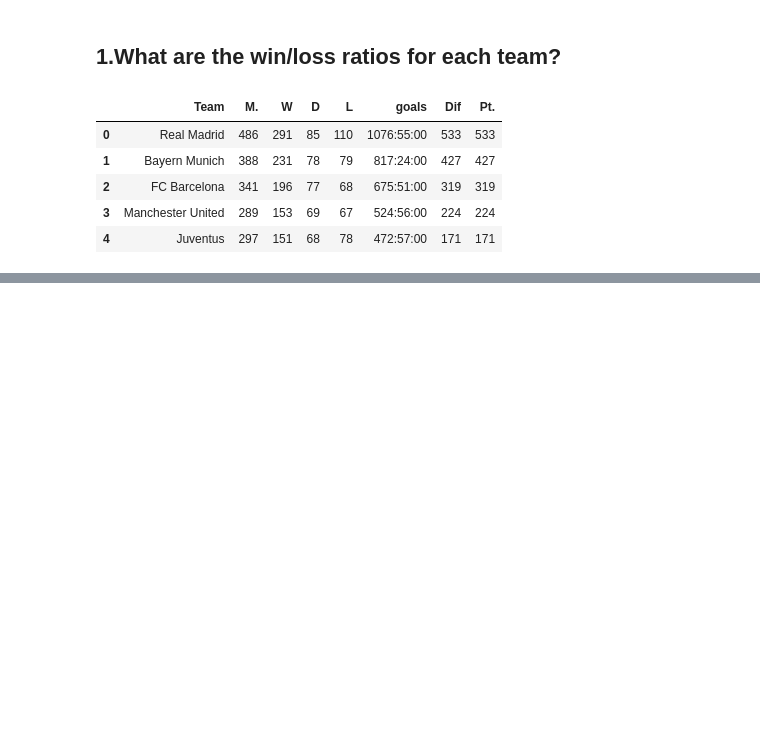
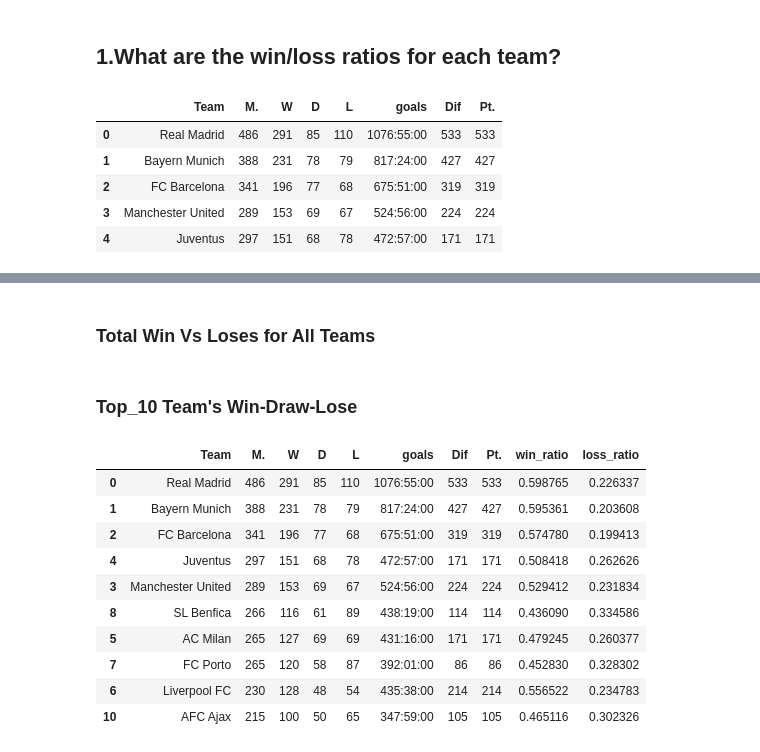
Before and after one commit to TanjiEvan/UEFA-CL-ANALYSIS-1955-2023-, a Jupyter notebook: Champions_League_Analysis.ipynb, the cells around one changed output, grey strips where cells are left out. Cells and saved outputs as stored; diff of their text form; code cells hidden in the pictures; blank space fills up the shorter version.

```diff
--- a/Champions_League_Analysis.ipynb
+++ b/Champions_League_Analysis.ipynb
@@ -128,4 +130,0 @@ all_time.tail()
-# %%
-all_time["win_ratio"] = all_time["W"] / all_time["M."]
-all_time["loss_ratio"] = all_time["L"] / all_time["M."]
-all_time[["Team", "win_ratio", "loss_ratio"]].head(10)
@@ -152,3 +171,5 @@ fig.show()
+# %% [markdown]
+### Total Win Vs Loses for All Teams
 # %%
 fig = px.scatter(all_time, x='W', y='L',
                  size='M.',color="Team",
@@ -195,0 +193,17 @@ fig.show()
+# %% [markdown]
+### Top_10 Team's Win-Draw-Lose
+# %%
+top_10_by_matches= all_time.sort_values(by="M.",ascending=False).head(10)
+top_10_by_matches
+# %% [output]
+|  | Team | M. | W | D | L | goals | Dif | Pt. | win_ratio | loss_ratio |
+| 0 | Real Madrid | 486 | 291 | 85 | 110 | 1076:55:00 | 533 | 533 | 0.598765 | 0.226337 |
+| 1 | Bayern Munich | 388 | 231 | 78 | 79 | 817:24:00 | 427 | 427 | 0.595361 | 0.203608 |
+| 2 | FC Barcelona | 341 | 196 | 77 | 68 | 675:51:00 | 319 | 319 | 0.574780 | 0.199413 |
+| 4 | Juventus | 297 | 151 | 68 | 78 | 472:57:00 | 171 | 171 | 0.508418 | 0.262626 |
+| 3 | Manchester United | 289 | 153 | 69 | 67 | 524:56:00 | 224 | 224 | 0.529412 | 0.231834 |
+| 8 | SL Benfica | 266 | 116 | 61 | 89 | 438:19:00 | 114 | 114 | 0.436090 | 0.334586 |
+| 5 | AC Milan | 265 | 127 | 69 | 69 | 431:16:00 | 171 | 171 | 0.479245 | 0.260377 |
+| 7 | FC Porto | 265 | 120 | 58 | 87 | 392:01:00 | 86 | 86 | 0.452830 | 0.328302 |
+| 6 | Liverpool FC | 230 | 128 | 48 | 54 | 435:38:00 | 214 | 214 | 0.556522 | 0.234783 |
+| 10 | AFC Ajax | 215 | 100 | 50 | 65 | 347:59:00 | 105 | 105 | 0.465116 | 0.302326 |
```
Also changed, not shown: parts of 14 cells of this notebook.
